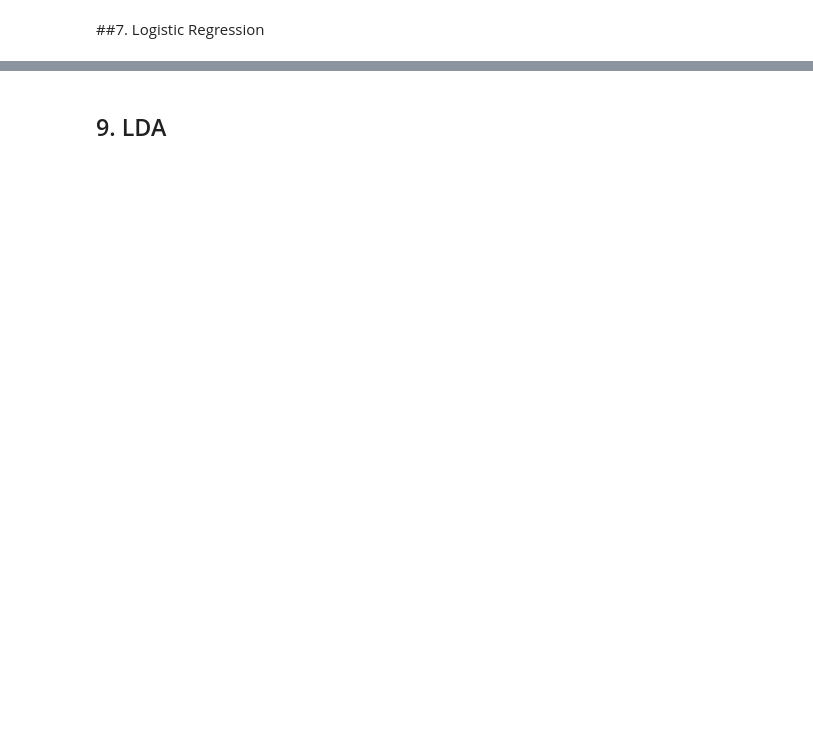
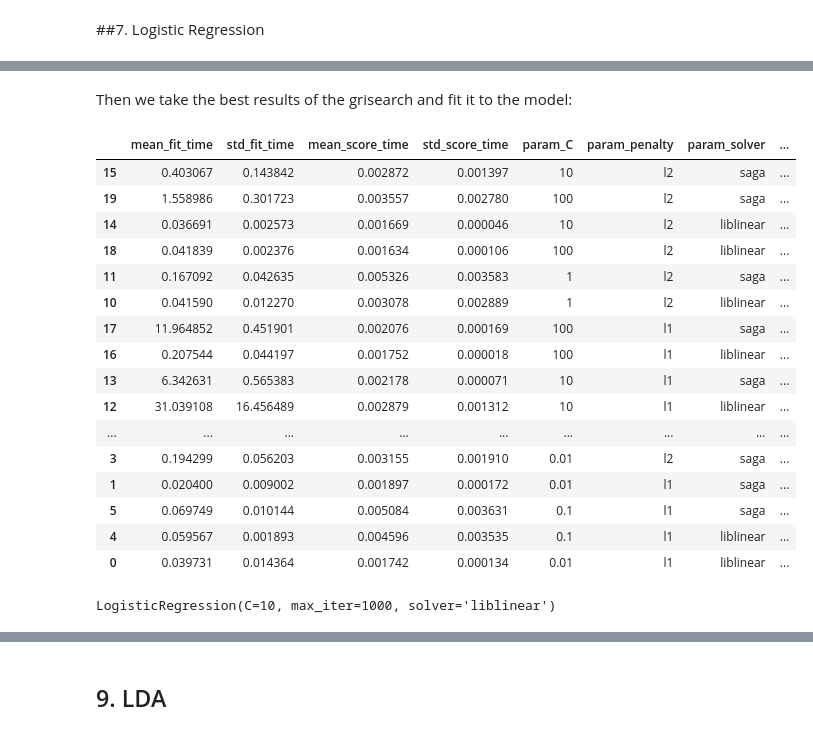
Before and after one commit to mkorob/NovelAnalysis, a Jupyter notebook: GoneWithTheWind.ipynb, the cells around one changed output, grey strips where cells are left out. Drawn from its saved outputs; the diff is of its cells as text; code cells hidden in the pictures; blank space fills up the shorter version.

```diff
--- a/GoneWithTheWind.ipynb
+++ b/GoneWithTheWind.ipynb
@@ -560 +864,30 @@ LogisticRegression(max_iter=1000)
+# %% [markdown]
+Then we take the best results of the grisearch and fit it to the model:
+# %%
+cv_results_df = pd.DataFrame(gridsearch.cv_results_)
+# %%
+cv_results_df.sort_values(by='mean_test_score', ascending=False)
+# %% [output]
+|  | mean_fit_time | std_fit_time | mean_score_time | std_score_time | param_C | param_penalty | param_solver | ... |
+| 15 | 0.403067 | 0.143842 | 0.002872 | 0.001397 | 10 | l2 | saga | ... |
+| 19 | 1.558986 | 0.301723 | 0.003557 | 0.002780 | 100 | l2 | saga | ... |
+| 14 | 0.036691 | 0.002573 | 0.001669 | 0.000046 | 10 | l2 | liblinear | ... |
+| 18 | 0.041839 | 0.002376 | 0.001634 | 0.000106 | 100 | l2 | liblinear | ... |
+| 11 | 0.167092 | 0.042635 | 0.005326 | 0.003583 | 1 | l2 | saga | ... |
+| 10 | 0.041590 | 0.012270 | 0.003078 | 0.002889 | 1 | l2 | liblinear | ... |
+| 17 | 11.964852 | 0.451901 | 0.002076 | 0.000169 | 100 | l1 | saga | ... |
+| 16 | 0.207544 | 0.044197 | 0.001752 | 0.000018 | 100 | l1 | liblinear | ... |
+| 13 | 6.342631 | 0.565383 | 0.002178 | 0.000071 | 10 | l1 | saga | ... |
+| 12 | 31.039108 | 16.456489 | 0.002879 | 0.001312 | 10 | l1 | liblinear | ... |
+| ... | ... | ... | ... | ... | ... | ... | ... | ... |
+| 3 | 0.194299 | 0.056203 | 0.003155 | 0.001910 | 0.01 | l2 | saga | ... |
+| 1 | 0.020400 | 0.009002 | 0.001897 | 0.000172 | 0.01 | l1 | saga | ... |
+| 5 | 0.069749 | 0.010144 | 0.005084 | 0.003631 | 0.1 | l1 | saga | ... |
+| 4 | 0.059567 | 0.001893 | 0.004596 | 0.003535 | 0.1 | l1 | liblinear | ... |
+| 0 | 0.039731 | 0.014364 | 0.001742 | 0.000134 | 0.01 | l1 | liblinear | ... |
+# %%
+logregfinal = LogisticRegression(max_iter = 1000, solver = "liblinear", penalty = "l2", C = 10)
+logregfinal.fit(X_train_resampled, y_train_resampled)
+# %% [output]
+LogisticRegression(C=10, max_iter=1000, solver='liblinear')
 # %%
```
Also changed, not shown: parts of 67 cells of this notebook.
